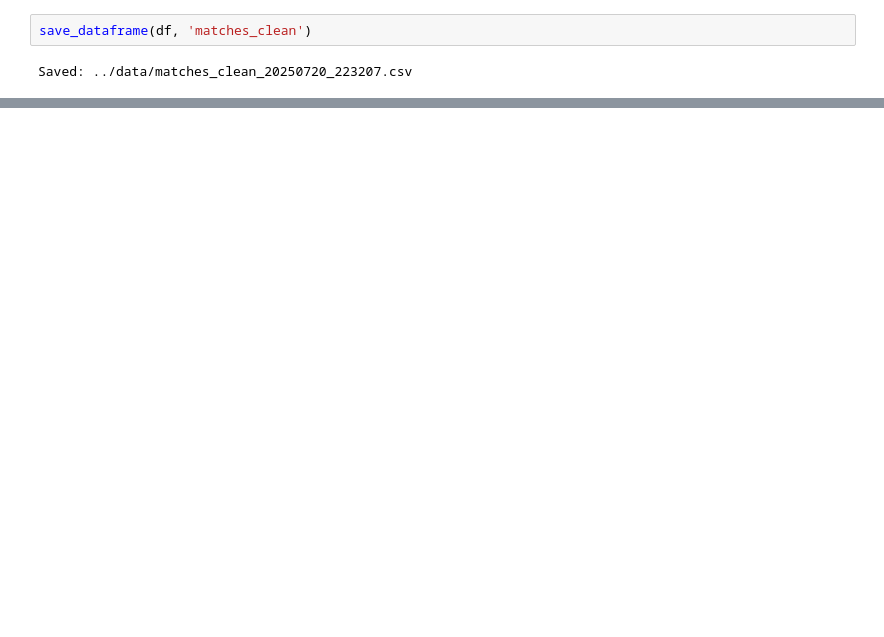
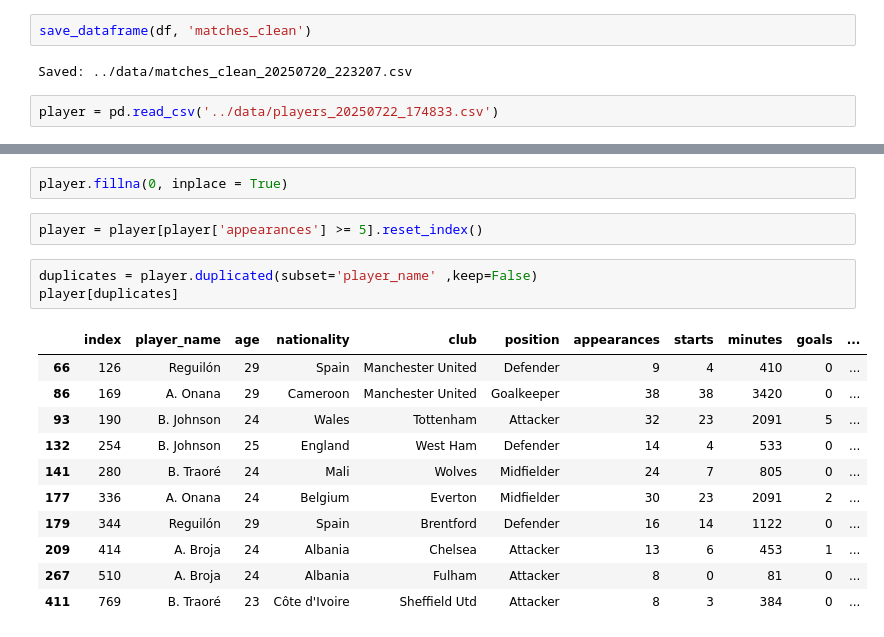
Before and after one commit to EmmaChris50/premierleague-stats-tracker, a Jupyter notebook: notebooks/fetch_football_data.ipynb, the cells around one changed output, grey strips where cells are left out. Saved outputs shown, nothing was run; the diff lists cells and outputs as text; blank space fills up the shorter version.

```diff
--- a/notebooks/fetch_football_data.ipynb
+++ b/notebooks/fetch_football_data.ipynb
@@ -306,3 +340,5 @@ df.drop('referee', axis=1, inplace=True)
 save_dataframe(df, 'matches_clean')
 # %% [output]
 Saved: ../data/matches_clean_20250720_223207.csv
+# %%
+player = pd.read_csv('../data/players_20250722_174833.csv')
@@ -308,0 +372,19 @@ Saved: ../data/matches_clean_20250720_223207.csv
+# %%
+player.fillna(0, inplace = True)
+# %%
+player = player[player['appearances'] >= 5].reset_index()
+# %%
+duplicates = player.duplicated(subset='player_name' ,keep=False)
+player[duplicates]
+# %% [output]
+|  | index | player_name | age | nationality | club | position | appearances | starts | minutes | goals | ... |
+| 66 | 126 | Reguilón | 29 | Spain | Manchester United | Defender | 9 | 4 | 410 | 0 | ... |
+| 86 | 169 | A. Onana | 29 | Cameroon | Manchester United | Goalkeeper | 38 | 38 | 3420 | 0 | ... |
+| 93 | 190 | B. Johnson | 24 | Wales | Tottenham | Attacker | 32 | 23 | 2091 | 5 | ... |
+| 132 | 254 | B. Johnson | 25 | England | West Ham | Defender | 14 | 4 | 533 | 0 | ... |
+| 141 | 280 | B. Traoré | 24 | Mali | Wolves | Midfielder | 24 | 7 | 805 | 0 | ... |
+| 177 | 336 | A. Onana | 24 | Belgium | Everton | Midfielder | 30 | 23 | 2091 | 2 | ... |
+| 179 | 344 | Reguilón | 29 | Spain | Brentford | Defender | 16 | 14 | 1122 | 0 | ... |
+| 209 | 414 | A. Broja | 24 | Albania | Chelsea | Attacker | 13 | 6 | 453 | 1 | ... |
+| 267 | 510 | A. Broja | 24 | Albania | Fulham | Attacker | 8 | 0 | 81 | 0 | ... |
+| 411 | 769 | B. Traoré | 23 | Côte d'Ivoire | Sheffield Utd | Attacker | 8 | 3 | 384 | 0 | ... |
```
Also changed, not shown: parts of 31 cells of this notebook, 9 other files.
